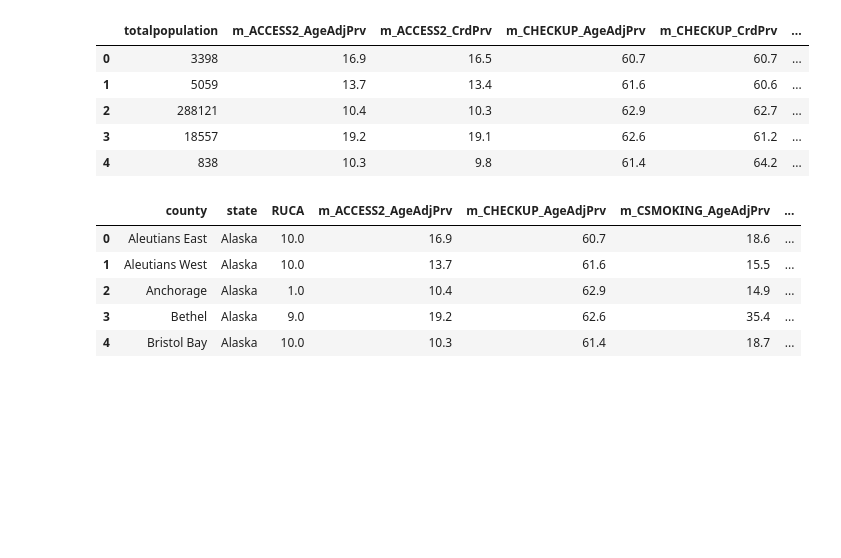
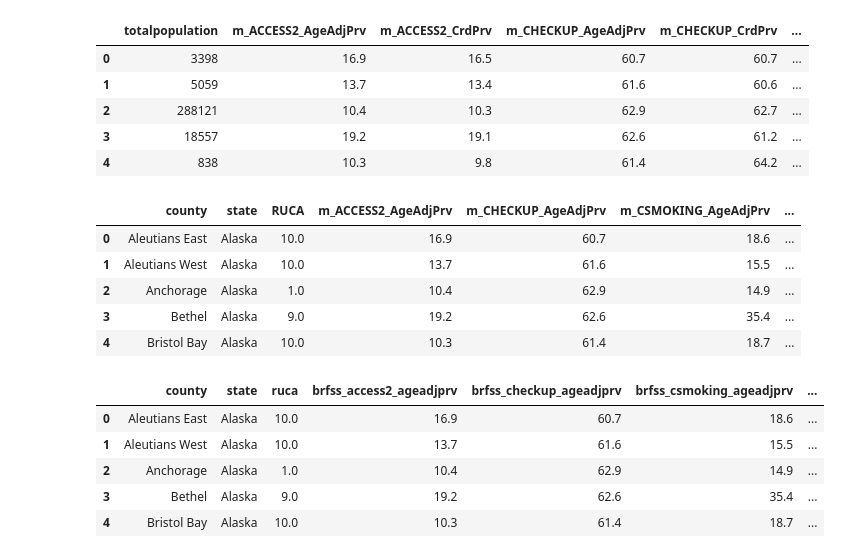
Before and after one commit to mfarme/eHealthEquity, a Jupyter notebook: Research/Data Source/Merge.ipynb, the cells around one changed output. Drawn from its saved outputs; the diff is of its cells as text; code cells hidden in the pictures; blank space fills up the shorter version.

```diff
--- a/Research/Data Source/Merge.ipynb
+++ b/Research/Data Source/Merge.ipynb
@@ -522,6 +522,20 @@ final.head()
 | 2 | Anchorage | Alaska | 1.0 | 10.4 | 62.9 | 14.9 | ... |
 | 3 | Bethel | Alaska | 9.0 | 19.2 | 62.6 | 35.4 | ... |
 | 4 | Bristol Bay | Alaska | 10.0 | 10.3 | 61.4 | 18.7 | ... |
+# %%
+#undercase all columns
+final.columns = final.columns.str.lower()
+#replace 'm_' with 'brfss' in columns
+final.columns = final.columns.str.replace('m_', 'brfss_', regex=False)
+# %%
+final.head()
+# %% [output]
+|  | county | state | ruca | brfss_access2_ageadjprv | brfss_checkup_ageadjprv | brfss_csmoking_ageadjprv | ... |
+| 0 | Aleutians East | Alaska | 10.0 | 16.9 | 60.7 | 18.6 | ... |
+| 1 | Aleutians West | Alaska | 10.0 | 13.7 | 61.6 | 15.5 | ... |
+| 2 | Anchorage | Alaska | 1.0 | 10.4 | 62.9 | 14.9 | ... |
+| 3 | Bethel | Alaska | 9.0 | 19.2 | 62.6 | 35.4 | ... |
+| 4 | Bristol Bay | Alaska | 10.0 | 10.3 | 61.4 | 18.7 | ... |
 # %%
 #export to csv
 final.to_csv('final_merge.csv', index=False, header=True)
```
